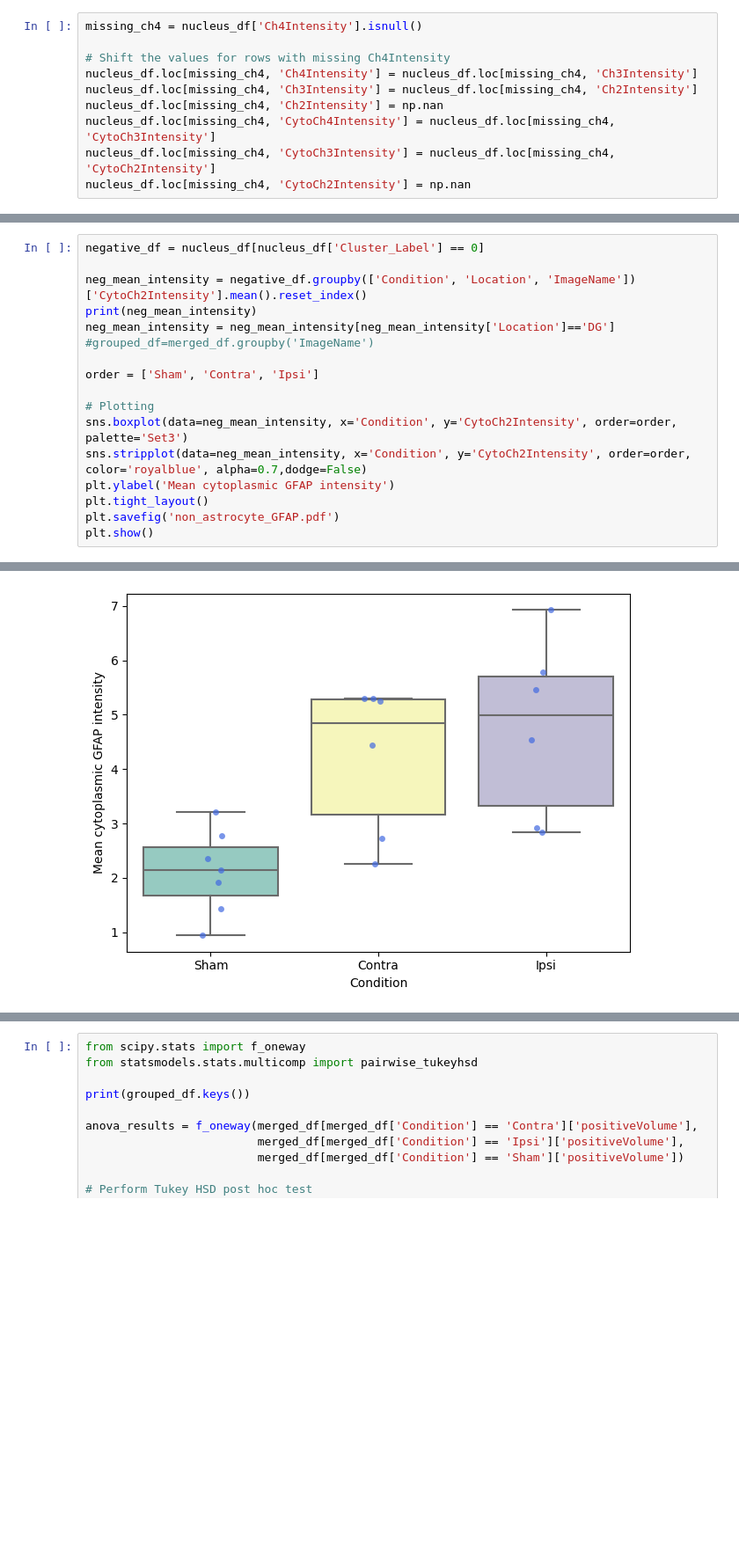
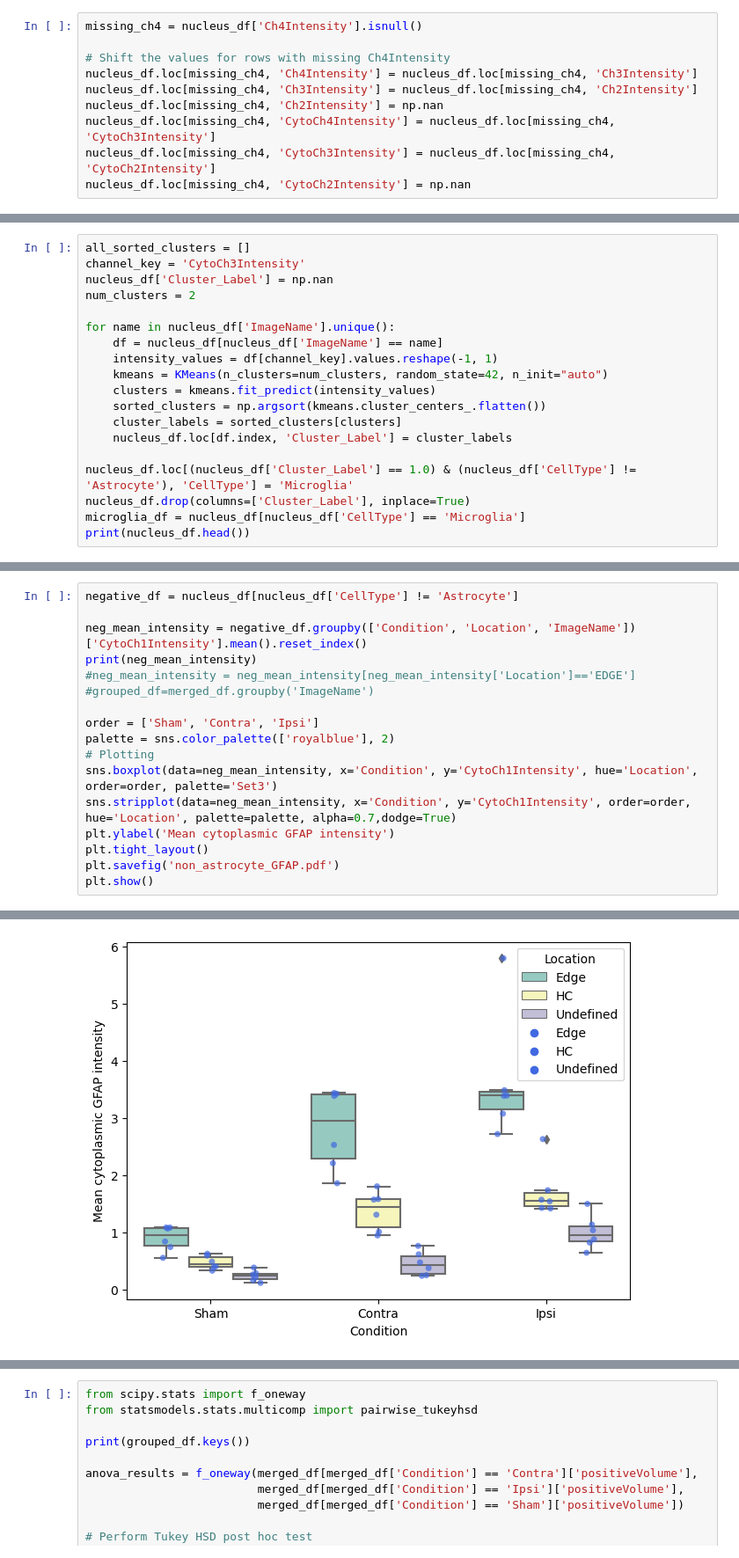
Before and after one commit to Dagnysd/nuclei_fork, a Jupyter notebook: dataAnalysisNotebooks/cyto.ipynb, the cells around one changed output, grey strips where cells are left out. Shown: that part at 88% size. Cells and saved outputs as stored; diff of their text form; blank space fills up the shorter version.

```diff
--- a/dataAnalysisNotebooks/cyto.ipynb
+++ b/dataAnalysisNotebooks/cyto.ipynb
@@ -110,0 +97,19 @@ print(cd86_df)
+# %%
+all_sorted_clusters = []
+channel_key = 'CytoCh3Intensity'
+nucleus_df['Cluster_Label'] = np.nan
+num_clusters = 2
+
+for name in nucleus_df['ImageName'].unique():
+    df = nucleus_df[nucleus_df['ImageName'] == name]
+    intensity_values = df[channel_key].values.reshape(-1, 1)
+    kmeans = KMeans(n_clusters=num_clusters, random_state=42, n_init="auto")
+    clusters = kmeans.fit_predict(intensity_values)
+    sorted_clusters = np.argsort(kmeans.cluster_centers_.flatten())
+    cluster_labels = sorted_clusters[clusters]
+    nucleus_df.loc[df.index, 'Cluster_Label'] = cluster_labels
+
+nucleus_df.loc[(nucleus_df['Cluster_Label'] == 1.0) & (nucleus_df['CellType'] != 'Astrocyte'), 'CellType'] = 'Microglia'
+nucleus_df.drop(columns=['Cluster_Label'], inplace=True)
+microglia_df = nucleus_df[nucleus_df['CellType'] == 'Microglia']
+print(nucleus_df.head())
@@ -111,16 +123,16 @@ print(cd86_df)
 # %%
-negative_df = nucleus_df[nucleus_df['Cluster_Label'] == 0]
+negative_df = nucleus_df[nucleus_df['CellType'] != 'Astrocyte']
 
-neg_mean_intensity = negative_df.groupby(['Condition', 'Location', 'ImageName'])['CytoCh2Intensity'].mean().reset_index()
+neg_mean_intensity = negative_df.groupby(['Condition', 'Location', 'ImageName'])['CytoCh1Intensity'].mean().reset_index()
 print(neg_mean_intensity)
-neg_mean_intensity = neg_mean_intensity[neg_mean_intensity['Location']=='DG']
+#neg_mean_intensity = neg_mean_intensity[neg_mean_intensity['Location']=='EDGE']
 #grouped_df=merged_df.groupby('ImageName')
 
 order = ['Sham', 'Contra', 'Ipsi']
-
+palette = sns.color_palette(['royalblue'], 2)
 # Plotting
-sns.boxplot(data=neg_mean_intensity, x='Condition', y='CytoCh2Intensity', order=order, palette='Set3')
-sns.stripplot(data=neg_mean_intensity, x='Condition', y='CytoCh2Intensity', order=order, color='royalblue', alpha=0.7,dodge=False)
+sns.boxplot(data=neg_mean_intensity, x='Condition', y='CytoCh1Intensity', hue='Location', order=order, palette='Set3')
+sns.stripplot(data=neg_mean_intensity, x='Condition', y='CytoCh1Intensity', order=order, hue='Location', palette=palette, alpha=0.7,dodge=True)
 plt.ylabel('Mean cytoplasmic GFAP intensity')
 plt.tight_layout()
 plt.savefig('non_astrocyte_GFAP.pdf')
@@ -146,3 +160,3 @@ plt.show()
-[figure, old version]
+[figure, new version]
 # %%
 
```
Also changed, not shown: parts of 7 cells of this notebook, 8 other files.
